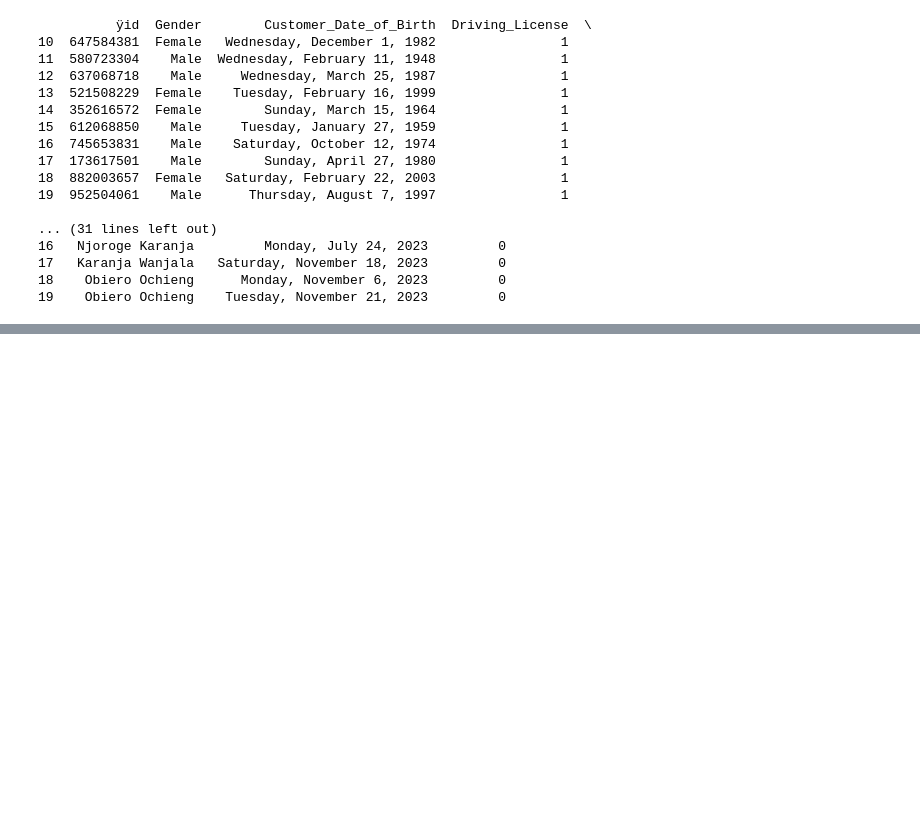
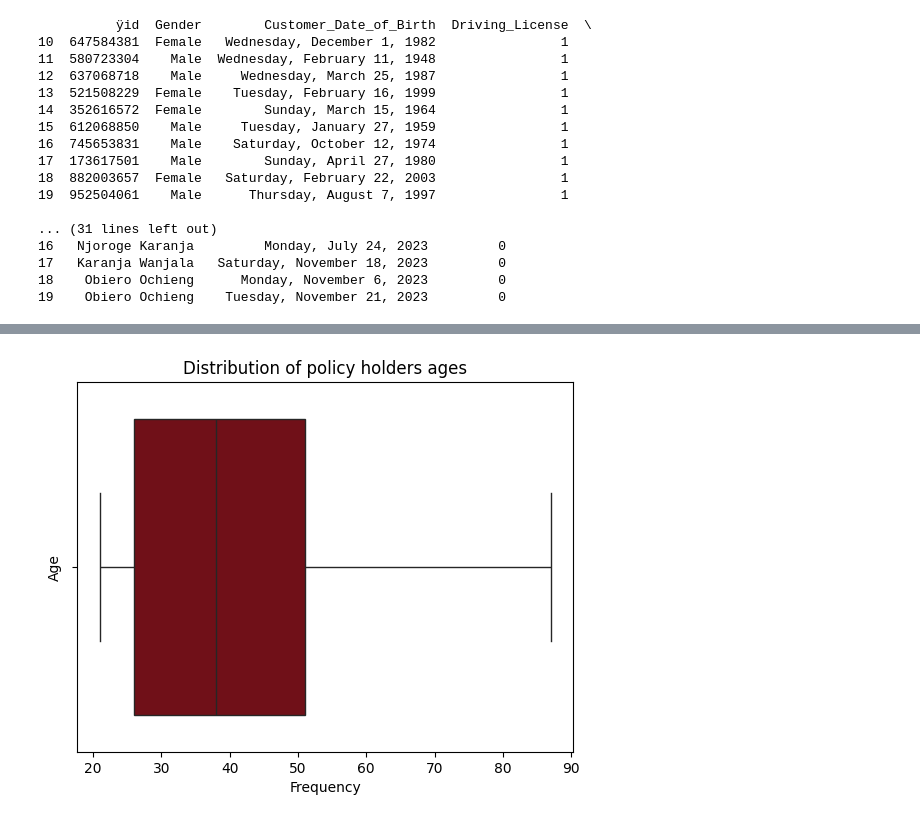
Before and after one commit to MarwaJacob/lux_data, a Jupyter notebook: day 2.ipynb, the cells around one changed output, grey strips where cells are left out. Saved outputs shown, nothing was run; the diff lists cells and outputs as text; code cells hidden in the pictures; blank space fills up the shorter version.

```diff
--- a/day 2.ipynb
+++ b/day 2.ipynb
@@ -91,0 +112,15 @@ performance_quartiles = df['performance_score'].quantile([0.25, 0.5, 0.75]).to_d
+# %%
+df["Customer_Date_of_Birth"]=pd.to_datetime(df["Customer_Date_of_Birth"], format='%A, %B %d, %Y')
+#calculate age
+current_year =datetime.now().year
+df["age"]=current_year - df["Customer_Date_of_Birth"].dt.year
+#plot the histogram of ages
+sns.boxplot(x=df["age"], color ="#80000A")
+
+plt.xlabel("Frequency")
+plt.ylabel("Age")
+plt.grid(False)
+plt.title("Distribution of policy holders ages")
+plt.show()
+# %% [output]
+[figure, added]
```
Also changed, not shown: parts of 5 cells of this notebook, 12 other files.
